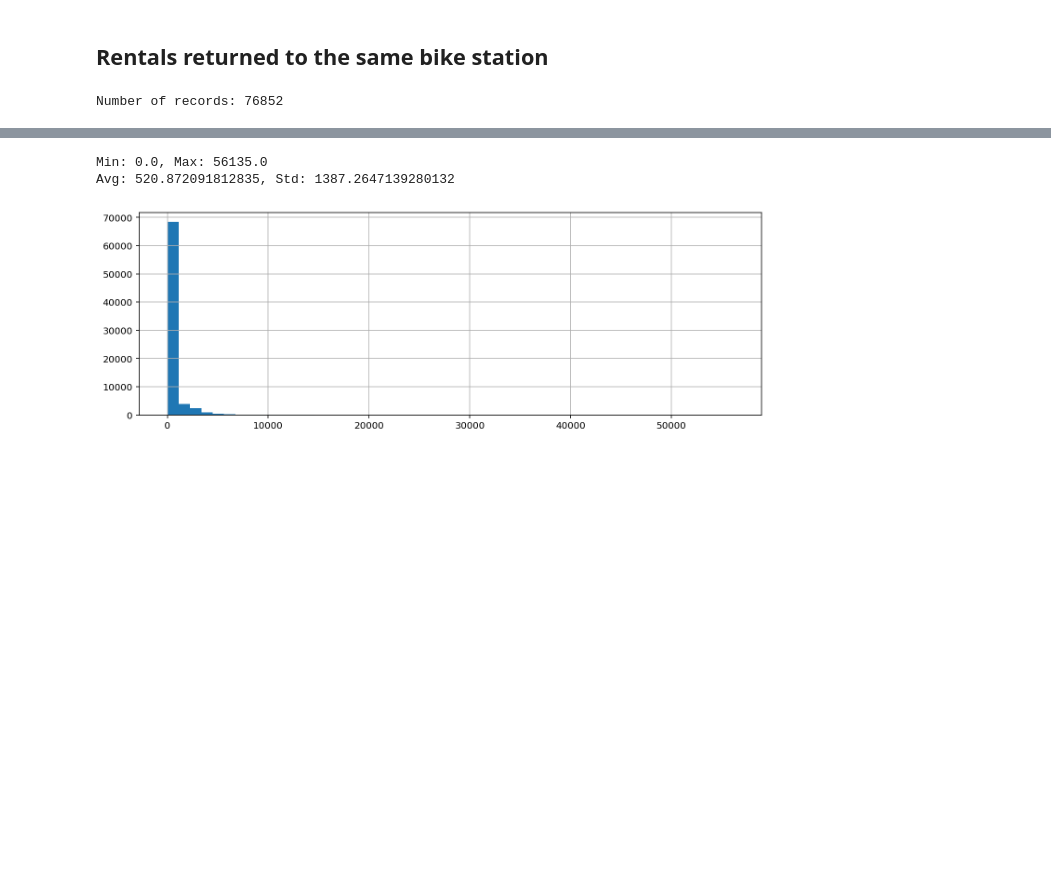
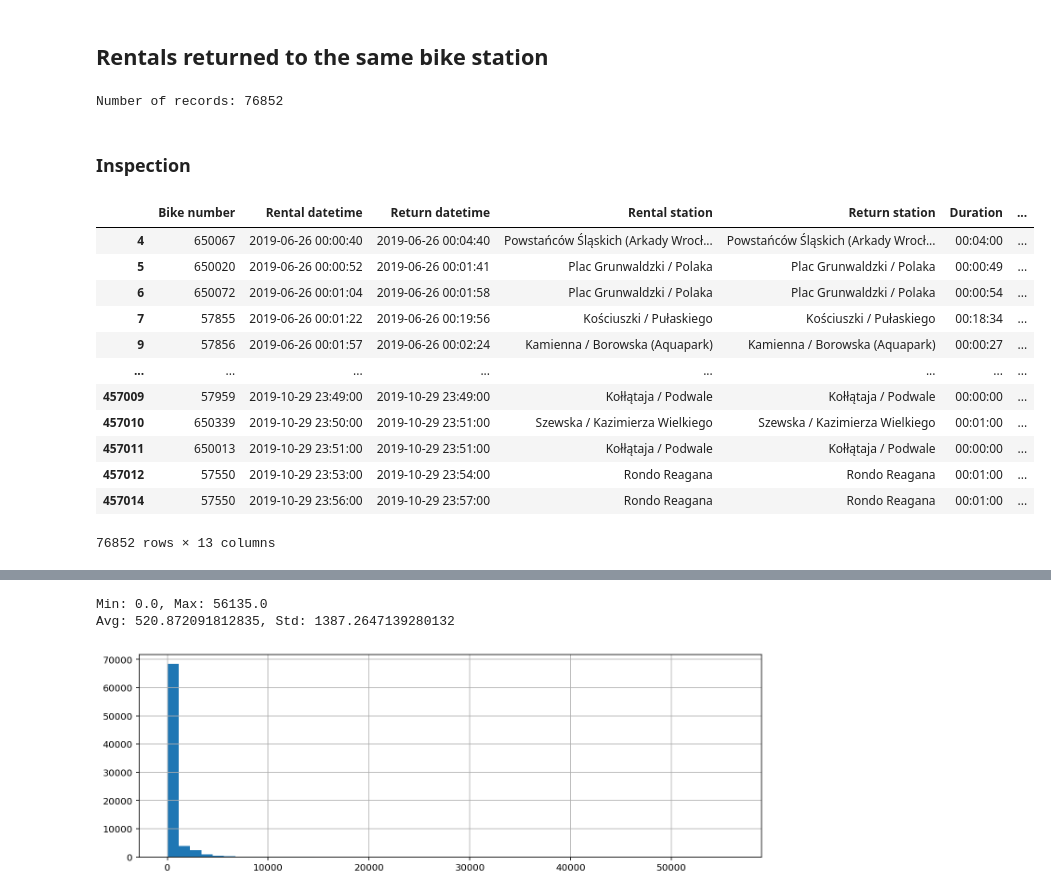
Before and after one commit to mariuszrokita/wroclawski-rower-miejski, a Jupyter notebook: bikerentals/notebooks/01-data-processing.ipynb, the cells around one changed output, grey strips where cells are left out. Saved outputs shown, nothing was run; the diff lists cells and outputs as text; code cells hidden in the pictures; blank space fills up the shorter version.

```diff
--- a/bikerentals/notebooks/01-data-processing.ipynb
+++ b/bikerentals/notebooks/01-data-processing.ipynb
@@ -149,3 +175,21 @@ idx = bike_rentals_df['Rental station'] == bike_rentals_df['Return station']
 print(f"Number of records: {bike_rentals_df.loc[idx, :].shape[0]}")
 # %% [output]
 Number of records: 76852
+# %% [markdown]
+### Inspection
+# %%
+bike_rentals_df.loc[idx, :]
+# %% [output]
+|  | Bike number | Rental datetime | Return datetime | Rental station | Return station | Duration | ... |
+| 4 | 650067 | 2019-06-26 00:00:40 | 2019-06-26 00:04:40 | Powstańców Śląskich (Arkady Wrocł... | Powstańców Śląskich (Arkady Wrocł... | 00:04:00 | ... |
+| 5 | 650020 | 2019-06-26 00:00:52 | 2019-06-26 00:01:41 | Plac Grunwaldzki / Polaka | Plac Grunwaldzki / Polaka | 00:00:49 | ... |
+| 6 | 650072 | 2019-06-26 00:01:04 | 2019-06-26 00:01:58 | Plac Grunwaldzki / Polaka | Plac Grunwaldzki / Polaka | 00:00:54 | ... |
+| 7 | 57855 | 2019-06-26 00:01:22 | 2019-06-26 00:19:56 | Kościuszki / Pułaskiego | Kościuszki / Pułaskiego | 00:18:34 | ... |
+| 9 | 57856 | 2019-06-26 00:01:57 | 2019-06-26 00:02:24 | Kamienna / Borowska (Aquapark) | Kamienna / Borowska (Aquapark) | 00:00:27 | ... |
+| ... | ... | ... | ... | ... | ... | ... | ... |
+| 457009 | 57959 | 2019-10-29 23:49:00 | 2019-10-29 23:49:00 | Kołłątaja / Podwale | Kołłątaja / Podwale | 00:00:00 | ... |
+| 457010 | 650339 | 2019-10-29 23:50:00 | 2019-10-29 23:51:00 | Szewska / Kazimierza Wielkiego | Szewska / Kazimierza Wielkiego | 00:01:00 | ... |
+| 457011 | 650013 | 2019-10-29 23:51:00 | 2019-10-29 23:51:00 | Kołłątaja / Podwale | Kołłątaja / Podwale | 00:00:00 | ... |
+| 457012 | 57550 | 2019-10-29 23:53:00 | 2019-10-29 23:54:00 | Rondo Reagana | Rondo Reagana | 00:01:00 | ... |
+| 457014 | 57550 | 2019-10-29 23:56:00 | 2019-10-29 23:57:00 | Rondo Reagana | Rondo Reagana | 00:01:00 | ... |
+76852 rows × 13 columns
```
Also changed, not shown: parts of 14 cells of this notebook, 2 other files.
